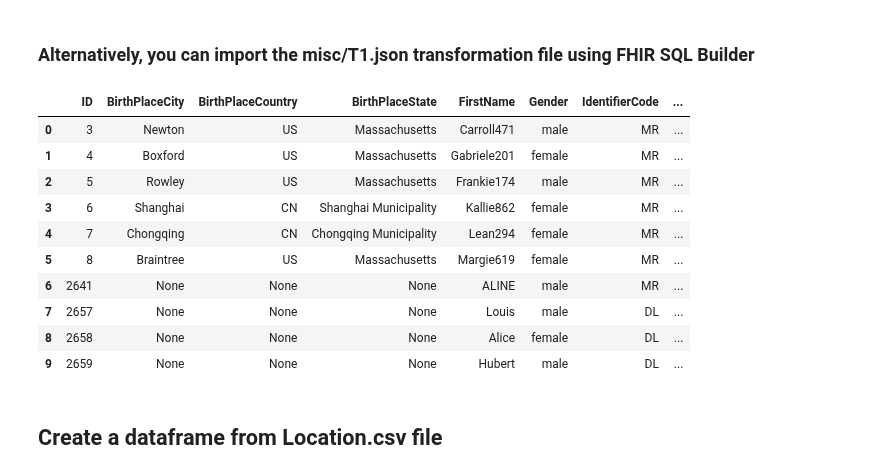
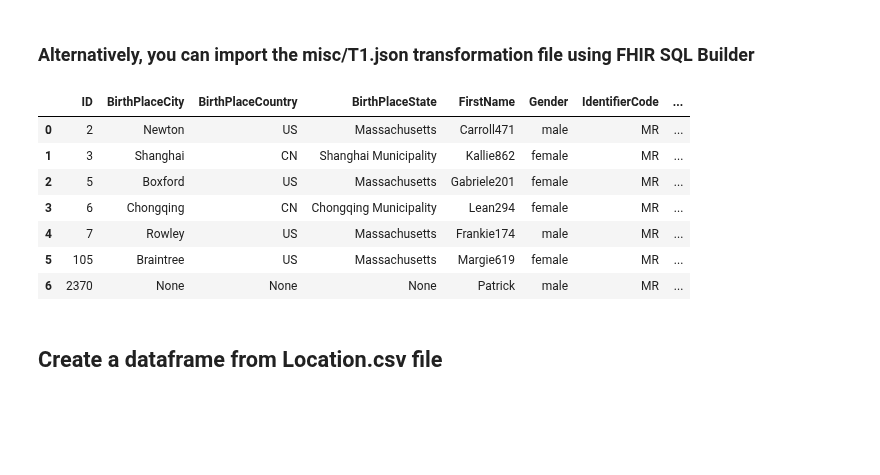
Before and after one commit to SylvainGuilbaud/IRISHealth, a Jupyter notebook: notebook/Notebooks/FHIRSQLBuilder.ipynb, the cells around one changed output. Drawn from its saved outputs; the diff is of its cells as text; code cells hidden in the pictures; blank space fills up the shorter version.

```diff
--- a/notebook/Notebooks/FHIRSQLBuilder.ipynb
+++ b/notebook/Notebooks/FHIRSQLBuilder.ipynb
@@ -9,6 +9,6 @@ from sqlalchemy import create_engine,types
 # %% [markdown]
 ## Create the SQL Alchemy engine
 # %%
-engine = create_engine('iris://SuperUser:SYS@iris:1972/IRISAPPqq')
+engine = create_engine('iris://SuperUser:SYS@iris:1972/IRISAPP')
 engine
 # %% [output]
@@ -40,19 +40,16 @@ conn
 # %% [markdown]
 ### Alternatively, you can import the misc/T1.json transformation file using FHIR SQL Builder
 # %%
-pd.read_sql_table('Patient', engine, schema="AA")
+pd.read_sql_table('Patient', engine, schema="AAA")
 # %% [output]
 |  | ID | BirthPlaceCity | BirthPlaceCountry | BirthPlaceState | FirstName | Gender | IdentifierCode | ... |
-| 0 | 3 | Newton | US | Massachusetts | Carroll471 | male | MR | ... |
-| 1 | 4 | Boxford | US | Massachusetts | Gabriele201 | female | MR | ... |
-| 2 | 5 | Rowley | US | Massachusetts | Frankie174 | male | MR | ... |
-| 3 | 6 | Shanghai | CN | Shanghai Municipality | Kallie862 | female | MR | ... |
-| 4 | 7 | Chongqing | CN | Chongqing Municipality | Lean294 | female | MR | ... |
-| 5 | 8 | Braintree | US | Massachusetts | Margie619 | female | MR | ... |
-| 6 | 2641 | None | None | None | ALINE | male | MR | ... |
-| 7 | 2657 | None | None | None | Louis | male | DL | ... |
-| 8 | 2658 | None | None | None | Alice | female | DL | ... |
-| 9 | 2659 | None | None | None | Hubert | male | DL | ... |
+| 0 | 2 | Newton | US | Massachusetts | Carroll471 | male | MR | ... |
+| 1 | 3 | Shanghai | CN | Shanghai Municipality | Kallie862 | female | MR | ... |
+| 2 | 5 | Boxford | US | Massachusetts | Gabriele201 | female | MR | ... |
+| 3 | 6 | Chongqing | CN | Chongqing Municipality | Lean294 | female | MR | ... |
+| 4 | 7 | Rowley | US | Massachusetts | Frankie174 | male | MR | ... |
+| 5 | 105 | Braintree | US | Massachusetts | Margie619 | female | MR | ... |
+| 6 | 2370 | None | None | None | Patrick | male | MR | ... |
 # %% [markdown]
 ## Create a dataframe from Location.csv file
 # %%
```
Also changed, not shown: parts of 12 cells of this notebook.
